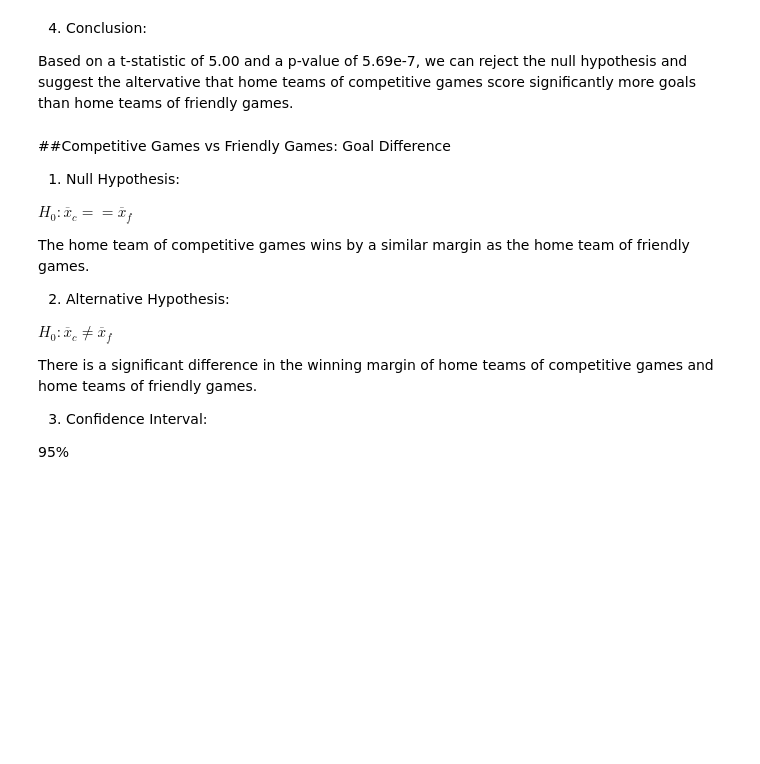
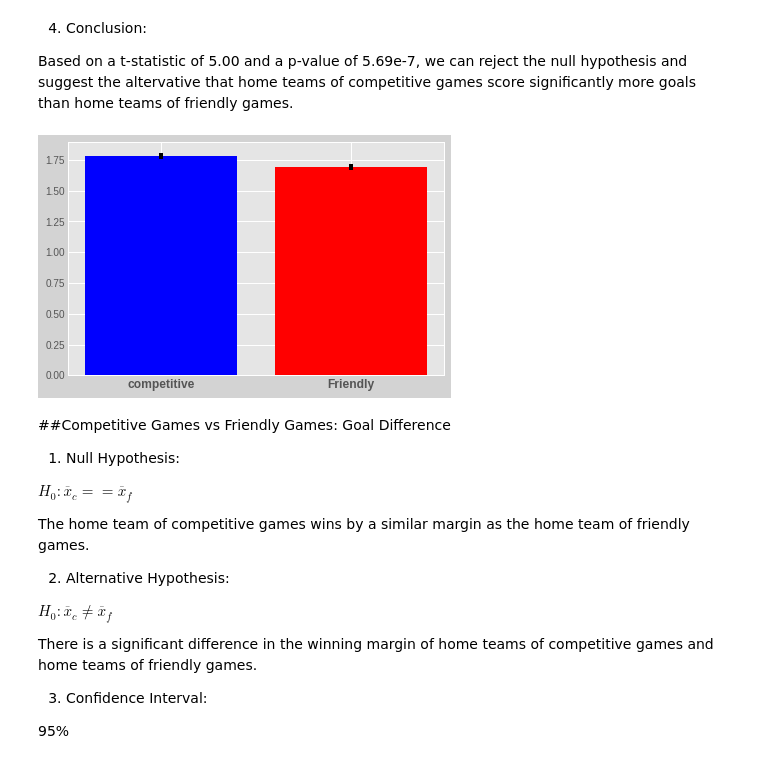
Before and after one commit to Tristan-Brown1096/DS18_Unit_1_Build_Week_Project, a Jupyter notebook: unit_1_build_week_project.ipynb, the cells around one changed output. Cells and saved outputs as stored; diff of their text form; code cells hidden in the pictures; blank space fills up the shorter version.

```diff
--- a/unit_1_build_week_project.ipynb
+++ b/unit_1_build_week_project.ipynb
@@ -317,6 +379,25 @@ P-value: 5.689627874533348e-07
 4) Conclusion:
 
 Based on a t-statistic of 5.00 and a p-value of 5.69e-7, we can reject the null hypothesis and suggest the altervative that home teams of competitive games score significantly more goals than home teams of friendly games.
+# %%
+ci5 = confidence_interval(competitive['home_score'])
+ci6 = confidence_interval(friendly['home_score'])
+
+fig, ax = plt.subplots()
+
+plt.style.use('ggplot')
+
+plt.bar(0, height=ci5[1], yerr=ci5[3], color='b')
+plt.bar(1, height=ci6[1], yerr=ci6[3], color='r')
+
+ax.set_xticks([0, 1])
+ax.set_xticklabels(['competitive', 'Friendly'], fontsize=12, fontweight='bold')
+
+fig.set_facecolor('lightgrey')
+
+plt.show()
+# %% [output]
+[figure, added]
 # %% [markdown]
 ##Competitive Games vs Friendly Games: Goal Difference
 1) Null Hypothesis:
```
Also changed, not shown: parts of 3 cells of this notebook.
